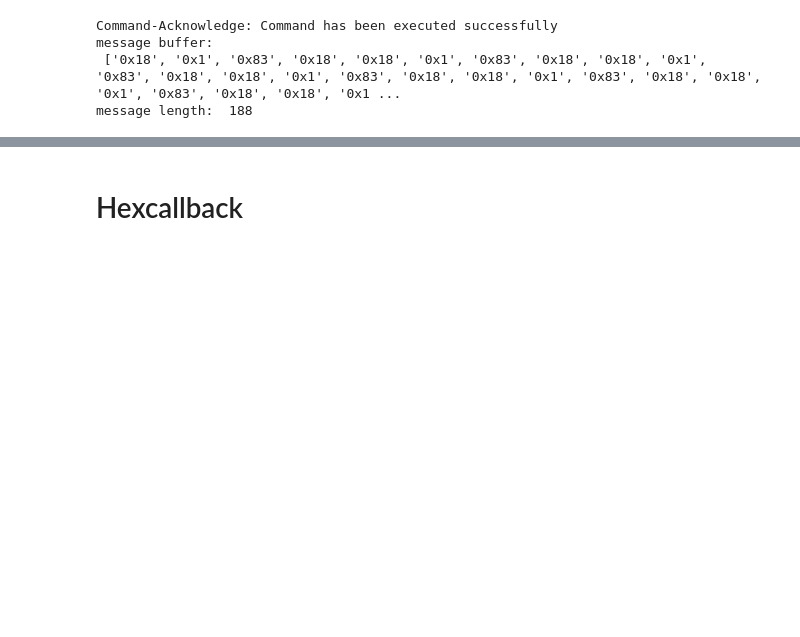
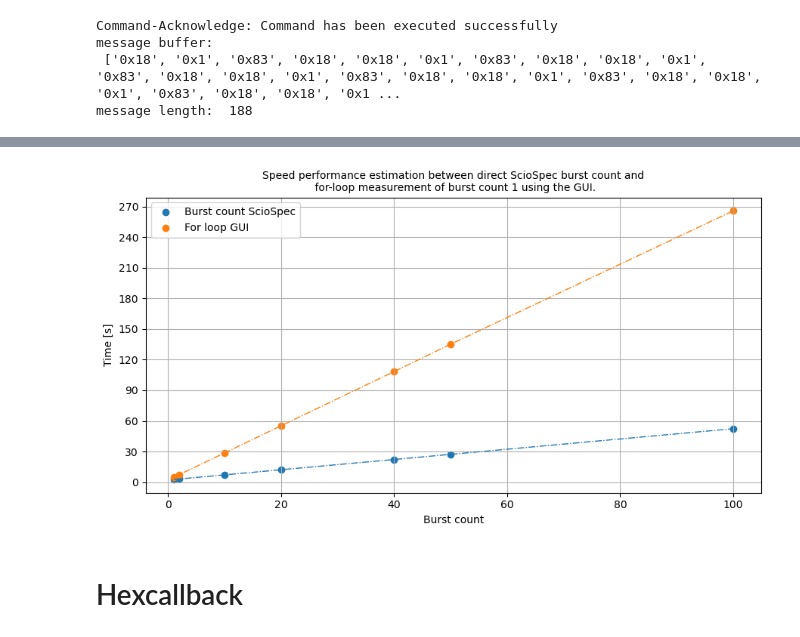
Before and after one commit to JacobTh98/sciospeceit, a Jupyter notebook: pyender/workbench_for_hexcallbackdata.ipynb, the cells around one changed output, grey strips where cells are left out. Cells and saved outputs as stored; diff of their text form; code cells hidden in the pictures; blank space fills up the shorter version.

Commit message:
Performance estimation and some sample measurements for applying the better performance to the code.

```diff
--- a/pyender/workbench_for_hexcallbackdata.ipynb
+++ b/pyender/workbench_for_hexcallbackdata.ipynb
@@ -160,0 +106,11 @@ print(measurement_data_hex[len(measurement_data_hex) - 10 :])
+# %%
+perf_dct = {'total_time':[], 'msg_len':[], 'burst_count':[]}
+for cnt in cnts:
+    print(cnt)
+    try:
+        tmp = np.load(f'wrkbnch_data/brstcnt_{cnt}.npz', allow_pickle=True)
+        perf_dct['total_time'].append(tmp['total_time'].tolist())
+        perf_dct['msg_len'].append(tmp['msg_len'].tolist())
+        perf_dct['burst_count'].append(cnt)
+    except:
+        print(fls,"not readable")
@@ -160,0 +125,11 @@ print(measurement_data_hex[len(measurement_data_hex) - 10 :])
+# %%
+perf_dct_gui = {'total_time':[], 'msg_len':[], 'burst_count':[]}
+for cnt in cnts:
+    print(cnt)
+    try:
+        tmp = np.load(f'wrkbnch_data/gui_brstcnt_{cnt}.npz', allow_pickle=True)
+        perf_dct_gui['total_time'].append(tmp['total_time'].tolist())
+        perf_dct_gui['msg_len'].append(tmp['msg_len'].tolist())
+        perf_dct_gui['burst_count'].append(cnt)
+    except:
+        print(fls,"not readable")
@@ -161,3 +154,24 @@ print(measurement_data_hex[len(measurement_data_hex) - 10 :])
+# %%
+fnt = "DejaVu Sans"
+plt.figure(figsize=(9,5))
+plt.grid()
+plt.title("Speed performance estimation between direct ScioSpec burst count and\n for-loop measurement of burst count 1 using the GUI.", font=fnt)
+plt.scatter(perf_dct['burst_count'] ,perf_dct['total_time'], label="Burst count ScioSpec")
+plt.plot(perf_dct['burst_count'] ,perf_dct['total_time'],'-.', linewidth=1)
+
+plt.scatter(perf_dct_gui['burst_count'] ,perf_dct_gui['total_time'], label="For loop GUI")
+plt.plot(perf_dct_gui['burst_count'] ,perf_dct_gui['total_time'],'-.', linewidth=1)
+plt.xlabel("Burst count", font=fnt)
+plt.ylabel("Time [s]", font=fnt)
+plt.yticks(ticks=np.arange(0,300,30))
+#plt.plot(perf_dct['burst_count'] ,1.2*perf_dct['total_time'],'-.', linewidth=1)
+#plt.scatter(np.arange(0,100,10),np.arange(0,100,10)*2.7)
+plt.legend()
+plt.tight_layout()
+#plt.savefig('../images/perf_est_ScioSpec_burst_for_/pic_01.png', dpi=300)
+plt.show()
+# %% [output]
+[figure, added]
 # %% [markdown]
 # Hexcallback
 # %%
```
Also changed, not shown: parts of 17 cells of this notebook, 27 other files.
